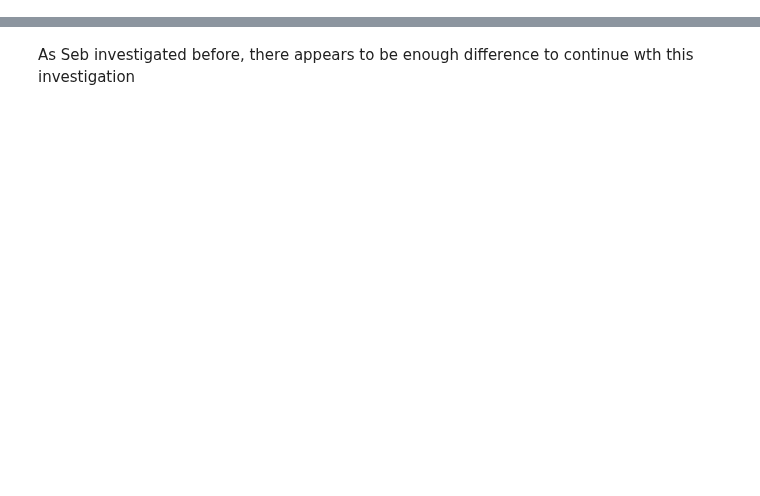
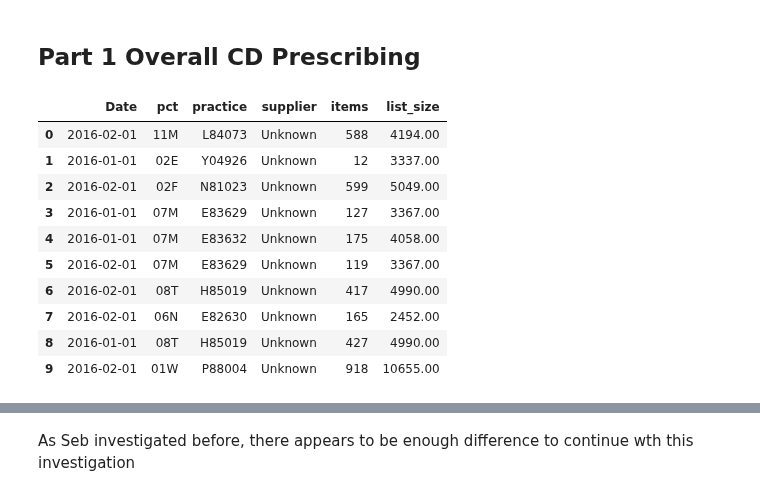
Before and after one commit to ebmdatalab/jupyter-notebooks, a Jupyter notebook: measures_by_software/Draft ideas/Controlled Drugs.ipynb, the cells around one changed output, grey strips where cells are left out. Cells and saved outputs as stored; diff of their text form; code cells hidden in the pictures; blank space fills up the shorter version.

```diff
--- a/measures_by_software/Draft ideas/Controlled Drugs.ipynb
+++ b/measures_by_software/Draft ideas/Controlled Drugs.ipynb
@@ -10,3 +13,57 @@ import matplotlib.gridspec as gridspec
 # %%
 ## ensuring the format is consistent for pounds and pence
 pd.set_option('display.float_format', lambda x: '%.2f' % x)
+# %% [markdown]
+## Part 1 Overall CD Prescribing
+# %%
+sql = '''
+SELECT
+  Date,
+  pct,
+  presc.practice,
+  TRIM(Principal_Supplier) AS supplier,
+  Sum(Items) as items,
+  AVG(total_list_size) AS list_size
+FROM
+  ebmdatalab.hscic.normalised_prescribing_standard AS presc
+JOIN
+  ebmdatalab.hscic.practice_statistics AS prac
+ON
+  prac.practice = presc.practice AND prac.month = presc.month
+JOIN
+  (SELECT DISTINCT bnf_code FROM ebmdatalab.dmd.product
+  WHERE controlled_drug_category BETWEEN 1 AND 10) AS dmd ##this identifies all CD sceduled medicines
+ON
+  presc.bnf_code = dmd.bnf_code
+JOIN
+  ebmdatalab.alex.vendors AS software #this is where the up to date vendors table is held
+ON
+  software.ODS = presc.practice
+  AND Date = presc.month
+
+WHERE total_list_size > 1000 -- exclude non-standard practices
+
+GROUP BY
+  Date,
+  pct,
+  presc.practice,
+  supplier
+'''
+
+
+
+df_dmd_cd = bq.cached_read(sql, csv_path='amp_dmd_cd_ver6.csv', use_cache=True)
+df_dmd_cd['Date'] = df_dmd_cd['Date'].astype('datetime64[ns]')
+df_dmd_cd.head(10)
+# %% [output]
+|  | Date | pct | practice | supplier | items | list_size |
+| 0 | 2016-02-01 | 11M | L84073 | Unknown | 588 | 4194.00 |
+| 1 | 2016-01-01 | 02E | Y04926 | Unknown | 12 | 3337.00 |
+| 2 | 2016-02-01 | 02F | N81023 | Unknown | 599 | 5049.00 |
+| 3 | 2016-01-01 | 07M | E83629 | Unknown | 127 | 3367.00 |
+| 4 | 2016-01-01 | 07M | E83632 | Unknown | 175 | 4058.00 |
+| 5 | 2016-02-01 | 07M | E83629 | Unknown | 119 | 3367.00 |
+| 6 | 2016-02-01 | 08T | H85019 | Unknown | 417 | 4990.00 |
+| 7 | 2016-02-01 | 06N | E82630 | Unknown | 165 | 2452.00 |
+| 8 | 2016-01-01 | 08T | H85019 | Unknown | 427 | 4990.00 |
+| 9 | 2016-02-01 | 01W | P88004 | Unknown | 918 | 10655.00 |
```
Also changed, not shown: parts of 27 cells of this notebook, 13 other files.
